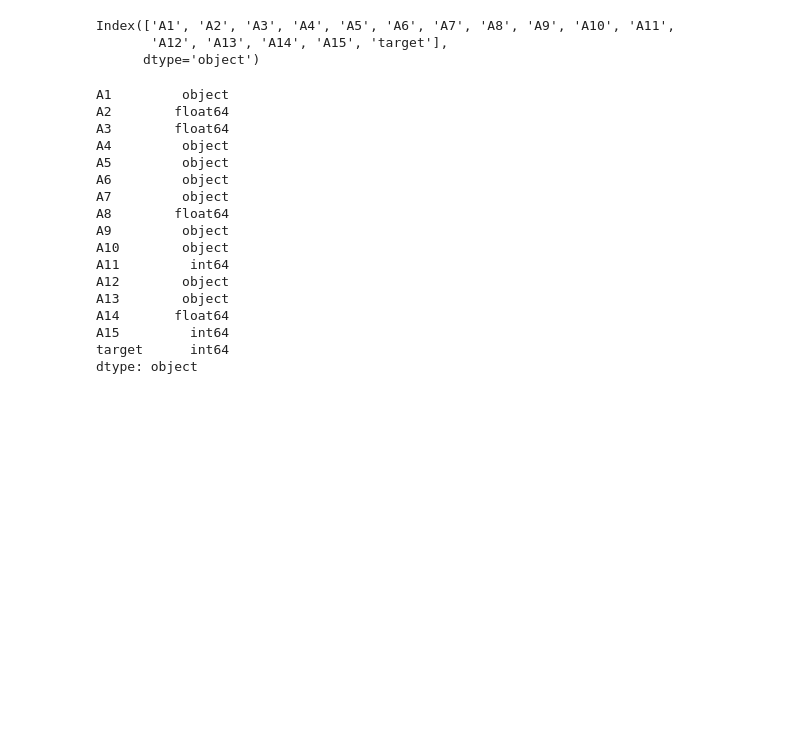
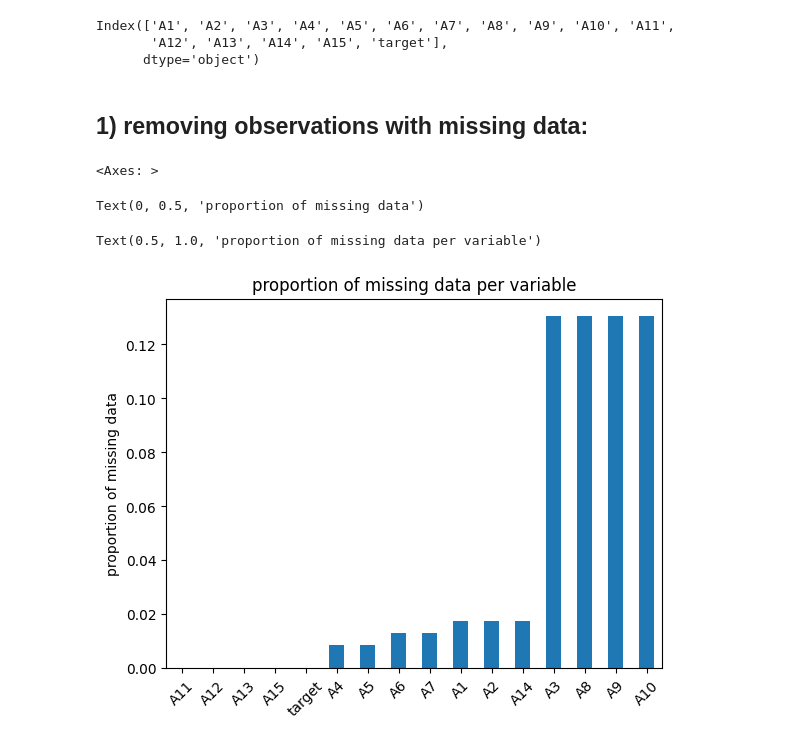
Before and after one commit to karvendhanm/ML-DL, a Jupyter notebook: feature_engineering/missing_data_imputation.ipynb, the cells around one changed output. Drawn from its saved outputs; the diff is of its cells as text; code cells hidden in the pictures; blank space fills up the shorter version.

Commit message:
plot of proportion of missing data in each variable

```diff
--- a/feature_engineering/missing_data_imputation.ipynb
+++ b/feature_engineering/missing_data_imputation.ipynb
@@ -185,23 +186,3 @@ Index(['A1', 'A2', 'A3', 'A4', 'A5', 'A6', 'A7', 'A8', 'A9', 'A10', 'A11',
 random.seed(42)
 values = list(set([random.randint(0, len(data)) for _ in range(0, 100)]))
 data.loc[values, ['A3', 'A8', 'A9', 'A10']] = np.nan
-# %%
-data.dtypes
-# %% [output]
-A1         object
-A2        float64
-A3        float64
-A4         object
-A5         object
-A6         object
-A7         object
-A8        float64
-A9         object
-A10        object
-A11         int64
-A12        object
-A13        object
-A14       float64
-A15         int64
-target      int64
-dtype: object
@@ -207,0 +191,12 @@ dtype: object
+# %% [markdown]
+## 1) removing observations with missing data:
+# %%
+# plotting the proportion of missing values in each variable.
+data.isnull().mean(axis=0).sort_values(ascending=True).plot.bar(rot=45)
+plt.ylabel('proportion of missing data')
+plt.title('proportion of missing data per variable')
+# %% [output]
+<Axes: >
+Text(0, 0.5, 'proportion of missing data')
+Text(0.5, 1.0, 'proportion of missing data per variable')
+[figure, added]
```
Also changed, not shown: parts of 3 cells of this notebook.
